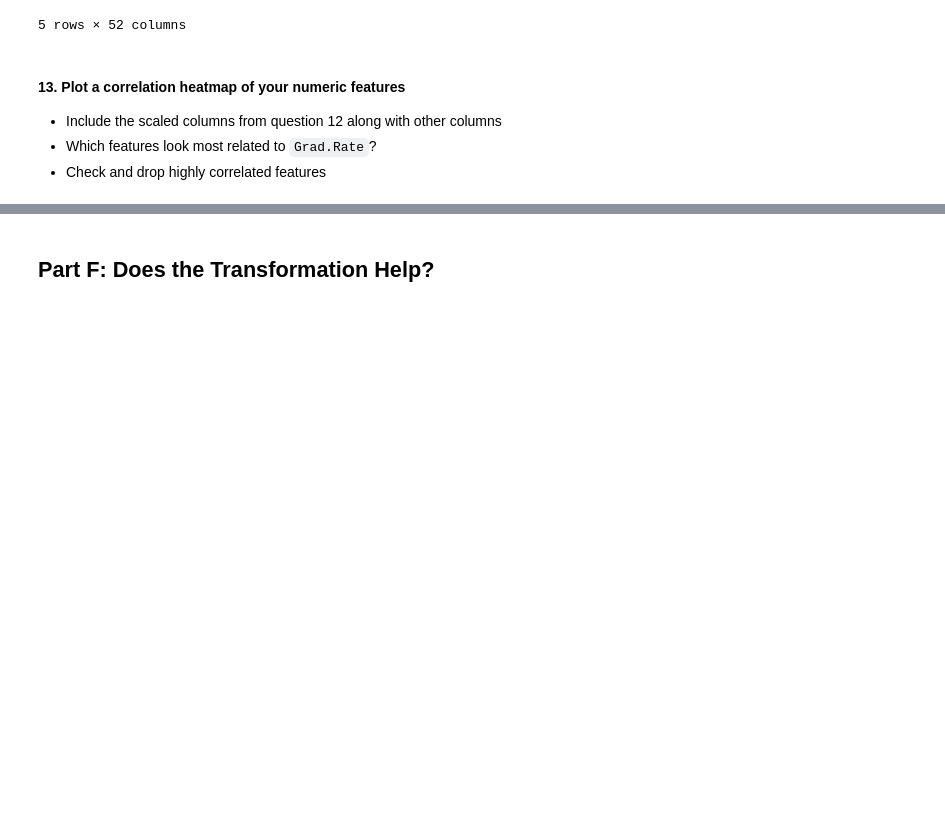
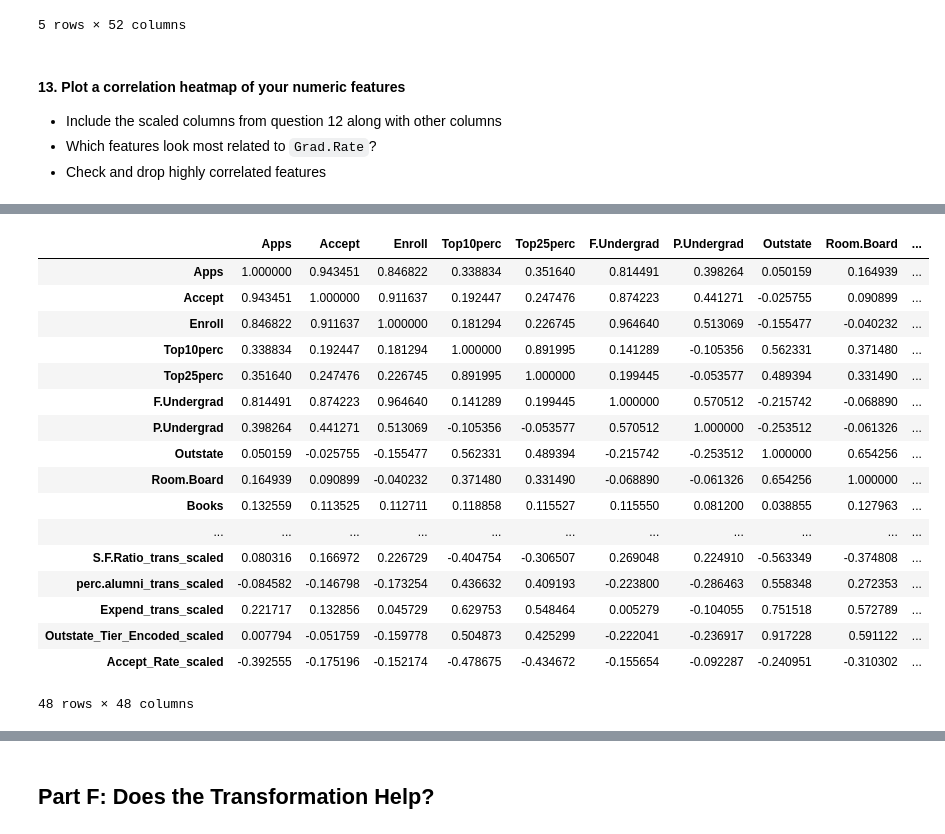
Before and after one commit to FatimaKhalifa5/Labs, a Jupyter notebook: Exercises-6.8/6.8.E1 Transformation Exercise (2).ipynb, the cells around one changed output, grey strips where cells are left out. Saved outputs shown, nothing was run; the diff lists cells and outputs as text; code cells hidden in the pictures; blank space fills up the shorter version.

```diff
--- a/Exercises-6.8/6.8.E1 Transformation Exercise (2).ipynb
+++ b/Exercises-6.8/6.8.E1 Transformation Exercise (2).ipynb
@@ -619 +630,24 @@ df_transformed = df.copy()
+# %%
+corr_matrix = numeric_df.corr()
+
+corr_matrix
+# %% [output]
+|  | Apps | Accept | Enroll | Top10perc | Top25perc | F.Undergrad | P.Undergrad | Outstate | Room.Board | ... |
+| Apps | 1.000000 | 0.943451 | 0.846822 | 0.338834 | 0.351640 | 0.814491 | 0.398264 | 0.050159 | 0.164939 | ... |
+| Accept | 0.943451 | 1.000000 | 0.911637 | 0.192447 | 0.247476 | 0.874223 | 0.441271 | -0.025755 | 0.090899 | ... |
+| Enroll | 0.846822 | 0.911637 | 1.000000 | 0.181294 | 0.226745 | 0.964640 | 0.513069 | -0.155477 | -0.040232 | ... |
+| Top10perc | 0.338834 | 0.192447 | 0.181294 | 1.000000 | 0.891995 | 0.141289 | -0.105356 | 0.562331 | 0.371480 | ... |
+| Top25perc | 0.351640 | 0.247476 | 0.226745 | 0.891995 | 1.000000 | 0.199445 | -0.053577 | 0.489394 | 0.331490 | ... |
+| F.Undergrad | 0.814491 | 0.874223 | 0.964640 | 0.141289 | 0.199445 | 1.000000 | 0.570512 | -0.215742 | -0.068890 | ... |
+| P.Undergrad | 0.398264 | 0.441271 | 0.513069 | -0.105356 | -0.053577 | 0.570512 | 1.000000 | -0.253512 | -0.061326 | ... |
+| Outstate | 0.050159 | -0.025755 | -0.155477 | 0.562331 | 0.489394 | -0.215742 | -0.253512 | 1.000000 | 0.654256 | ... |
+| Room.Board | 0.164939 | 0.090899 | -0.040232 | 0.371480 | 0.331490 | -0.068890 | -0.061326 | 0.654256 | 1.000000 | ... |
+| Books | 0.132559 | 0.113525 | 0.112711 | 0.118858 | 0.115527 | 0.115550 | 0.081200 | 0.038855 | 0.127963 | ... |
+| ... | ... | ... | ... | ... | ... | ... | ... | ... | ... | ... |
+| S.F.Ratio_trans_scaled | 0.080316 | 0.166972 | 0.226729 | -0.404754 | -0.306507 | 0.269048 | 0.224910 | -0.563349 | -0.374808 | ... |
+| perc.alumni_trans_scaled | -0.084582 | -0.146798 | -0.173254 | 0.436632 | 0.409193 | -0.223800 | -0.286463 | 0.558348 | 0.272353 | ... |
+| Expend_trans_scaled | 0.221717 | 0.132856 | 0.045729 | 0.629753 | 0.548464 | 0.005279 | -0.104055 | 0.751518 | 0.572789 | ... |
+| Outstate_Tier_Encoded_scaled | 0.007794 | -0.051759 | -0.159778 | 0.504873 | 0.425299 | -0.222041 | -0.236917 | 0.917228 | 0.591122 | ... |
+| Accept_Rate_scaled | -0.392555 | -0.175196 | -0.152174 | -0.478675 | -0.434672 | -0.155654 | -0.092287 | -0.240951 | -0.310302 | ... |
+48 rows × 48 columns
 # %%
```
Also changed, not shown: parts of 23 cells of this notebook, 2 other files.
